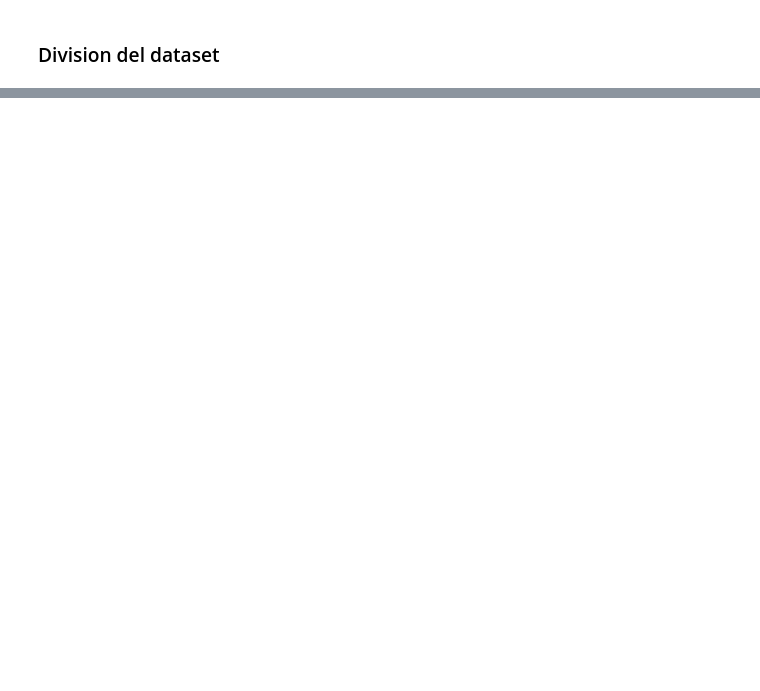
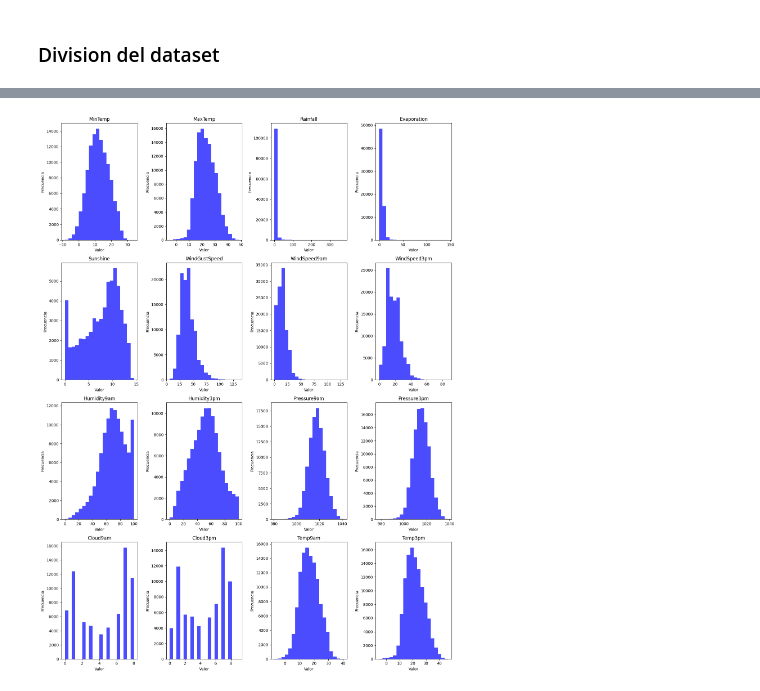
Before and after one commit to MariaCeli/AA1-TUIA-Celi-Grimaldi-Porcelli, a Jupyter notebook: TP-clasificacion-AA1.ipynb, the cells around one changed output, grey strips where cells are left out. Drawn from its saved outputs; the diff is of its cells as text; code cells hidden in the pictures; blank space fills up the shorter version.

```diff
--- a/TP-clasificacion-AA1.ipynb
+++ b/TP-clasificacion-AA1.ipynb
@@ -206,0 +233,20 @@ X_train, X_test, y_train, y_test = train_test_split(X, y, test_size=0.2, random_
+# %%
+# histograma
+
+fig, axis = plt.subplots(4, 4, figsize=(15, 20))
+
+# Aplanamos la matriz de subgráficos para facilitar el acceso
+axis = axis.flatten()
+
+# Iteramos sobre las columnas numéricas y los subgráficos
+
+for i, columans in enumerate(numericas):
+    axis[i].hist(X_train[columans], bins=20, color='blue', alpha=0.7)
+    axis[i].set_title(columans)
+    axis[i].set_xlabel('Valor')
+    axis[i].set_ylabel('Frecuencia')
+
+plt.tight_layout()
+plt.show()
+# %% [output]
+[figure, added]
```
Also changed, not shown: parts of 13 cells of this notebook.
